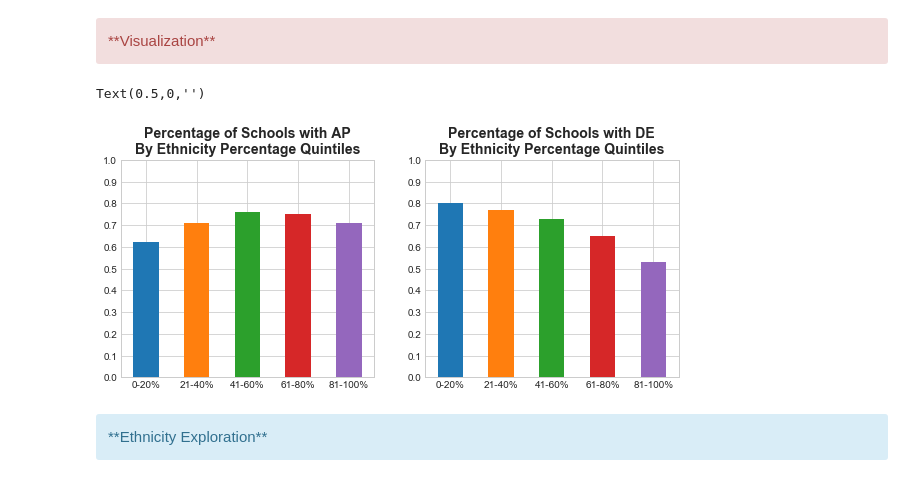
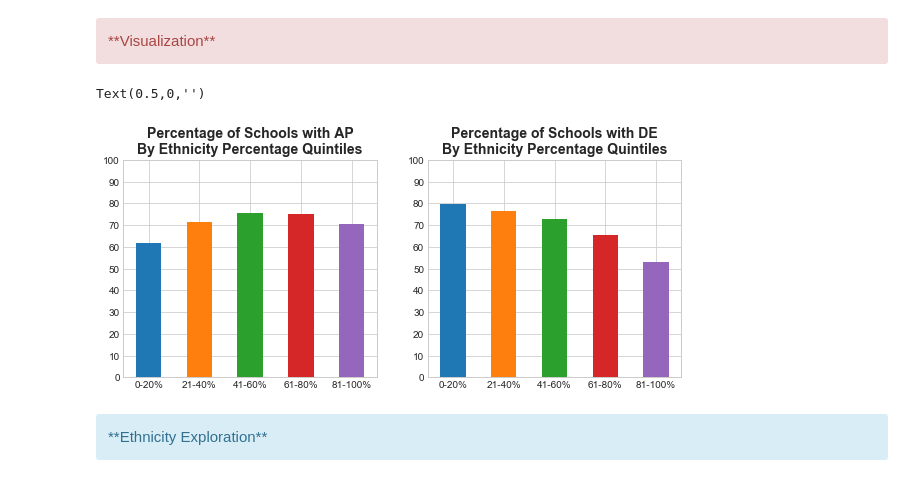
Before and after one commit to oconnoag/nacep_dual_enrollment_analysis, a Jupyter notebook: jupyter_notebooks/01_Flag_Analyses.ipynb, the cells around one changed output. Cells and saved outputs as stored; diff of their text form; code cells hidden in the pictures.

```diff
--- a/jupyter_notebooks/01_Flag_Analyses.ipynb
+++ b/jupyter_notebooks/01_Flag_Analyses.ipynb
@@ -393,0 +208,8 @@ Stored 'ap_by_eth_quin' (DataFrame)
+# %%
+de_by_eth = flag_grouper(hs, 'eth_quintile', 'DE')
+ap_by_eth = flag_grouper(hs, 'eth_quintile', 'AP')
+
+hs_by_eth = pd.merge(de_by_eth, ap_by_eth, on = '# of HS Schools')
+hs_by_eth = hs_by_eth.rename({0: '0-20%', 1: '21-40%', 2: '41-60%', 3: '61-80%', 4: '81-100%'})
+hs_by_eth.index.names = ['Non-White %']
+hs_by_eth
@@ -396,26 +226,24 @@ Stored 'ap_by_eth_quin' (DataFrame)
 # %%
 fig, (ax1, ax2) = plt.subplots(1,2, figsize = (10,4))
 plt.sca(ax1)
-ap_by_eth_quin.plot.bar(x = 'eth_quintile', y = 'pct_ap', ax = ax1)
+hs_by_eth.plot.bar(y = 'AP Offering Rate', ax = ax1)
 plt.legend([])
 plt.title('Percentage of Schools with AP\nBy Ethnicity Percentage Quintiles')
 plt.xticks(rotation = 0)
-plt.yticks(np.arange(0,1.1,0.1))
-plt.ylim([0,1])
-plt.xticks([0,1,2,3,4], ['0-20%', '21-40%', '41-60%', '61-80%', '81-100%'])
+plt.yticks(np.arange(0,110,10))
+plt.ylim([0,100])
 plt.xlabel('')
 
 plt.sca(ax2)
-hs_by_eth_quin.plot.bar(x = 'eth_quintile', y = 'pct_de', ax = ax2)
+hs_by_eth.plot.bar(y = 'DE Offering Rate', ax = ax2)
 plt.legend([])
 plt.title('Percentage of Schools with DE\nBy Ethnicity Percentage Quintiles')
 plt.xticks(rotation = 0)
-plt.yticks(np.arange(0,1.1,0.1))
-plt.ylim([0,1])
-plt.xticks([0,1,2,3,4], ['0-20%', '21-40%', '41-60%', '61-80%', '81-100%'])
+plt.yticks(np.arange(0,110,10))
+plt.ylim([0,100])
 plt.xlabel('')
 # %% [output]
 Text(0.5,0,'')
-[figure, old version]
+[figure, new version]
 # %% [markdown]
 <div class = 'alert alert-cell alert-info'>**Ethnicity Exploration**</div>
```
Also changed, not shown: parts of 78 cells of this notebook, 2 other files.
